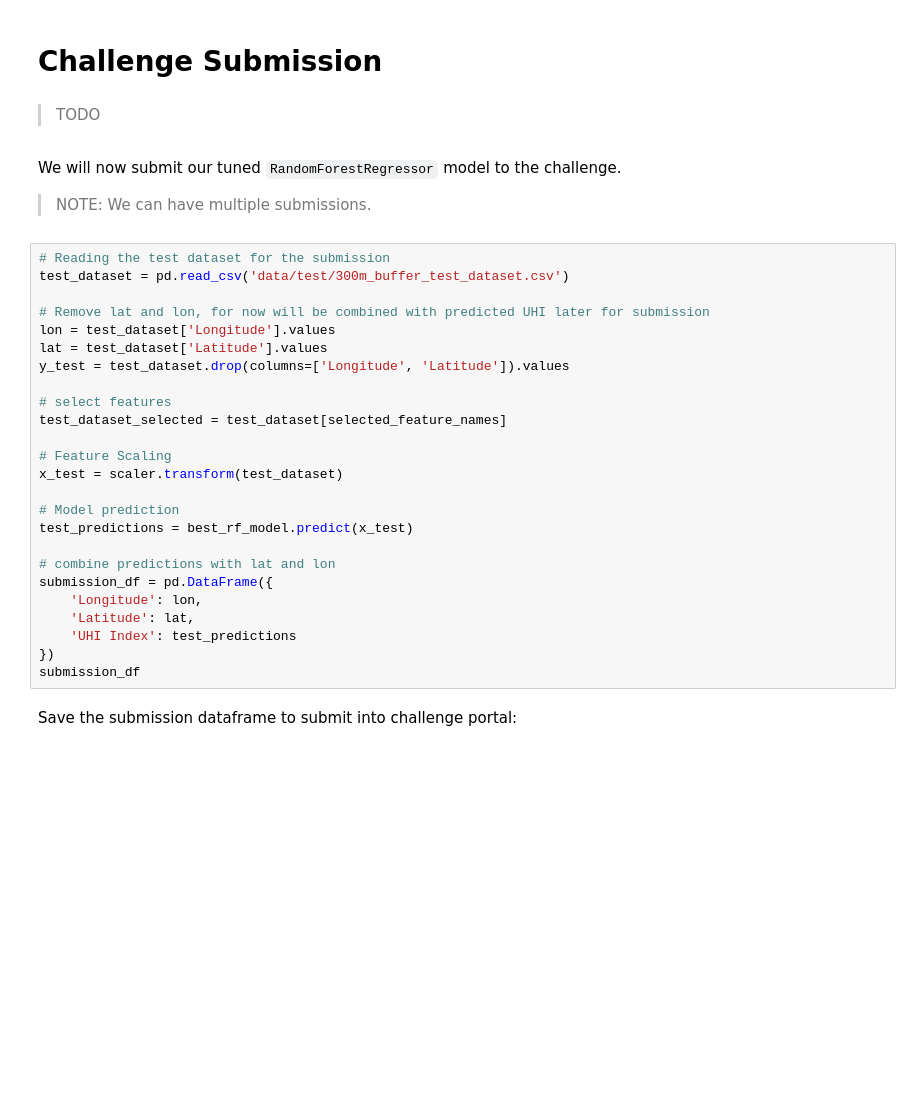
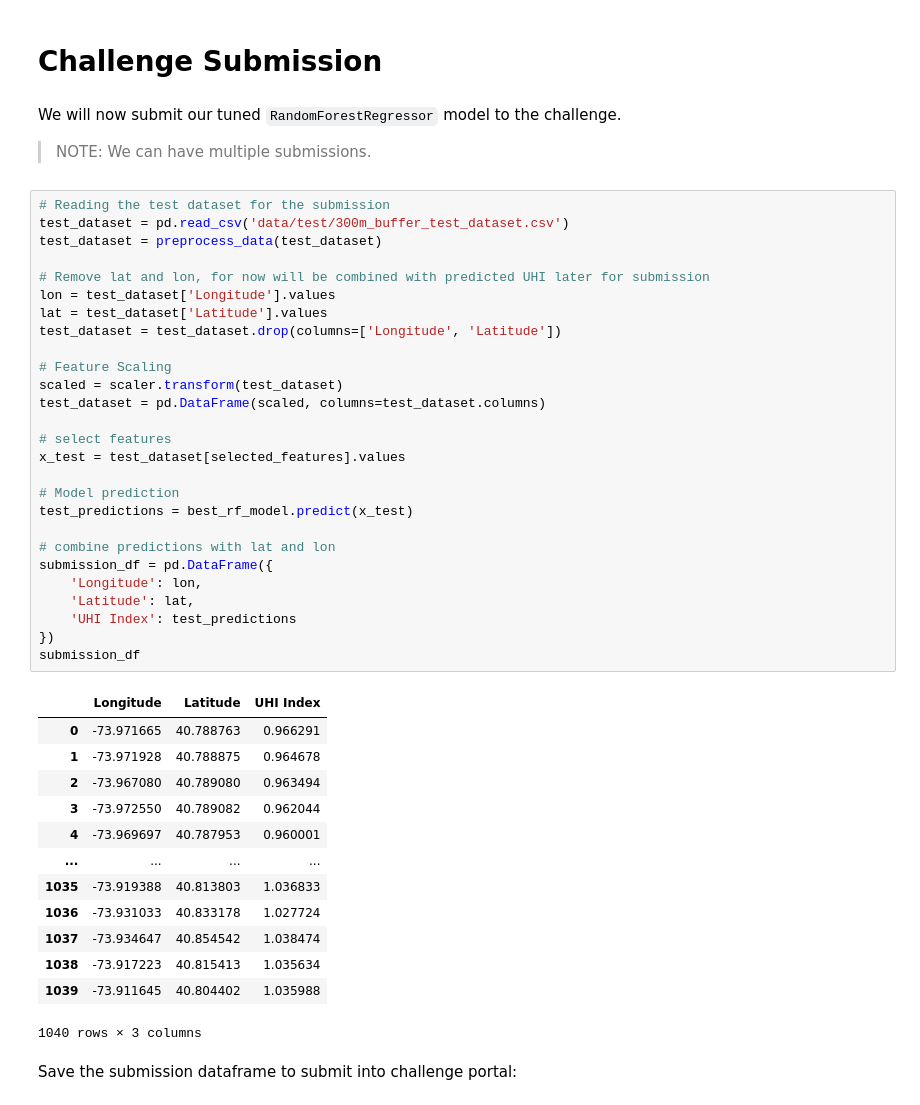
Before and after one commit to FranciscoLozCoding/cooling_with_code, a Jupyter notebook: 07_tuned_RandomForestRegressor.ipynb, the cells around one changed output. Cells and saved outputs as stored; diff of their text form; blank space fills up the shorter version.

```diff
--- a/07_tuned_RandomForestRegressor.ipynb
+++ b/07_tuned_RandomForestRegressor.ipynb
@@ -263,36 +261,50 @@ shap_force_plot(explainer, shap_values, x_valid_selected, instance_index=0)
 >TODO: explain results
 # %% [markdown]
 # Challenge Submission
-# %% [markdown]
->TODO
 # %% [markdown]
 We will now submit our tuned `RandomForestRegressor` model to the challenge.
 >NOTE: We can have multiple submissions.
 # %%
 # Reading the test dataset for the submission
 test_dataset = pd.read_csv('data/test/300m_buffer_test_dataset.csv')
+test_dataset = preprocess_data(test_dataset)
 
 # Remove lat and lon, for now will be combined with predicted UHI later for submission
 lon = test_dataset['Longitude'].values
 lat = test_dataset['Latitude'].values
-y_test = test_dataset.drop(columns=['Longitude', 'Latitude']).values
+test_dataset = test_dataset.drop(columns=['Longitude', 'Latitude'])
+
+# Feature Scaling
+scaled = scaler.transform(test_dataset)
+test_dataset = pd.DataFrame(scaled, columns=test_dataset.columns)
 
 # select features
-test_dataset_selected = test_dataset[selected_feature_names]
-
-# Feature Scaling
-x_test = scaler.transform(test_dataset)
+x_test = test_dataset[selected_features].values
 
 # Model prediction
 test_predictions = best_rf_model.predict(x_test)
 
 # combine predictions with lat and lon
 submission_df = pd.DataFrame({
     'Longitude': lon,
     'Latitude': lat,
     'UHI Index': test_predictions
 })
 submission_df
+# %% [output]
+|  | Longitude | Latitude | UHI Index |
+| 0 | -73.971665 | 40.788763 | 0.966291 |
+| 1 | -73.971928 | 40.788875 | 0.964678 |
+| 2 | -73.967080 | 40.789080 | 0.963494 |
+| 3 | -73.972550 | 40.789082 | 0.962044 |
+| 4 | -73.969697 | 40.787953 | 0.960001 |
+| ... | ... | ... | ... |
+| 1035 | -73.919388 | 40.813803 | 1.036833 |
+| 1036 | -73.931033 | 40.833178 | 1.027724 |
+| 1037 | -73.934647 | 40.854542 | 1.038474 |
+| 1038 | -73.917223 | 40.815413 | 1.035634 |
+| 1039 | -73.911645 | 40.804402 | 1.035988 |
+1040 rows × 3 columns
 # %% [markdown]
 Save the submission dataframe to submit into challenge portal:
 # %%
```
Also changed, not shown: parts of 7 cells of this notebook.
